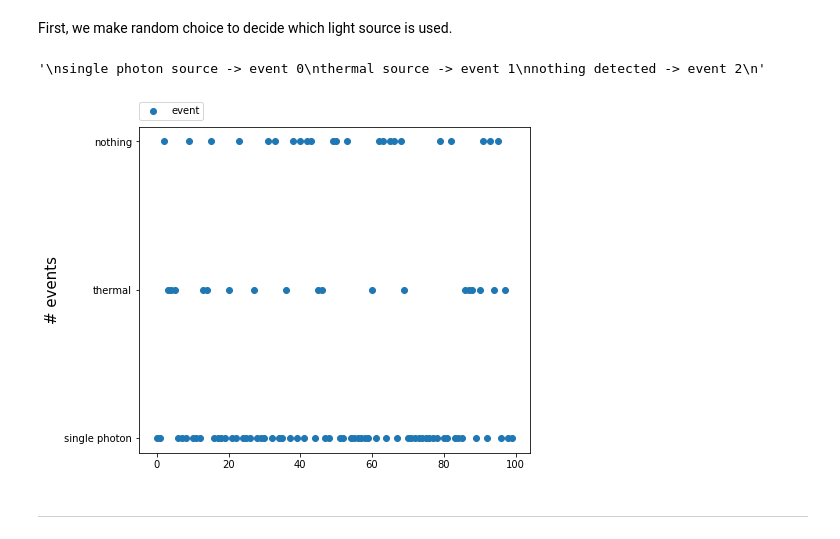
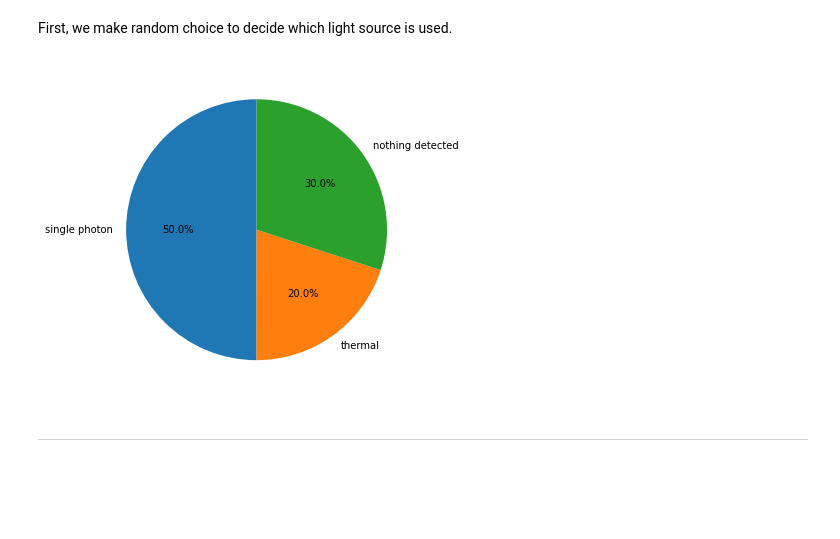
Before and after one commit to ubsuny/g2-coral, a Jupyter notebook: mc_simulation/simu_tfd.ipynb, the cells around one changed output. Drawn from its saved outputs; the diff is of its cells as text; code cells hidden in the pictures; blank space fills up the shorter version.

```diff
--- a/mc_simulation/simu_tfd.ipynb
+++ b/mc_simulation/simu_tfd.ipynb
@@ -13,23 +13,23 @@ First, we make random choice to decide which light source is used.
 # %%
 # determine which the light source for each detection
 
-Ndetection = 100    # number of detections
-p_sps = 0.50         #  probability of detecting a single photon source
+Ndetection = int(10e6)    # number of detections
+p_sps = 0.5         #  probability of detecting a single photon source
 p_thermal = 0.2      # probability of detecting a thermal light source
-p_non = 0.30          # probability of getting nothing / 2nd photon is not in the range of abs time range
+p_non = 0.3         # probability of getting nothing / 2nd photon is not in the range of abs time range
 source = tf.random.categorical(tf.math.log([[p_sps,p_thermal,p_non]]), Ndetection)
-plt.scatter(np.arange(Ndetection),source[0],label='event')
-plt.ylabel('# events',fontsize=15)
-plt.yticks([0,1,2],['single photon','thermal','nothing'])
-plt.legend(loc=(0,1.02))
-'''
-single photon source -> event 0
-thermal source -> event 1
-nothing detected -> event 2
-'''
+
+fig,ax = plt.subplots()
+ax.pie([len(np.where(source[0].numpy()==0)[0]),len(np.where(source[0].numpy()==1)[0]),len(np.where(source[0].numpy()==2)[0])]
+       ,labels=['single photon','thermal','nothing detected'],autopct='%1.1f%%',startangle=90)
+
+#plt.polar(source[0].numpy(),label='event')
+#plt.ylabel('event type',fontsize=15)
+#plt.xticks([0,1,2],['single photon','thermal','nothing'])
+#plt.legend(loc=(0,1.02))
+plt.show()
 # %% [output]
-'\nsingle photon source -> event 0\nthermal source -> event 1\nnothing detected -> event 2\n'
-[figure, old version]
+[figure, new version]
 # %% [markdown]
 ---
 # %% [markdown]
```
Also changed, not shown: parts of 9 cells of this notebook.
